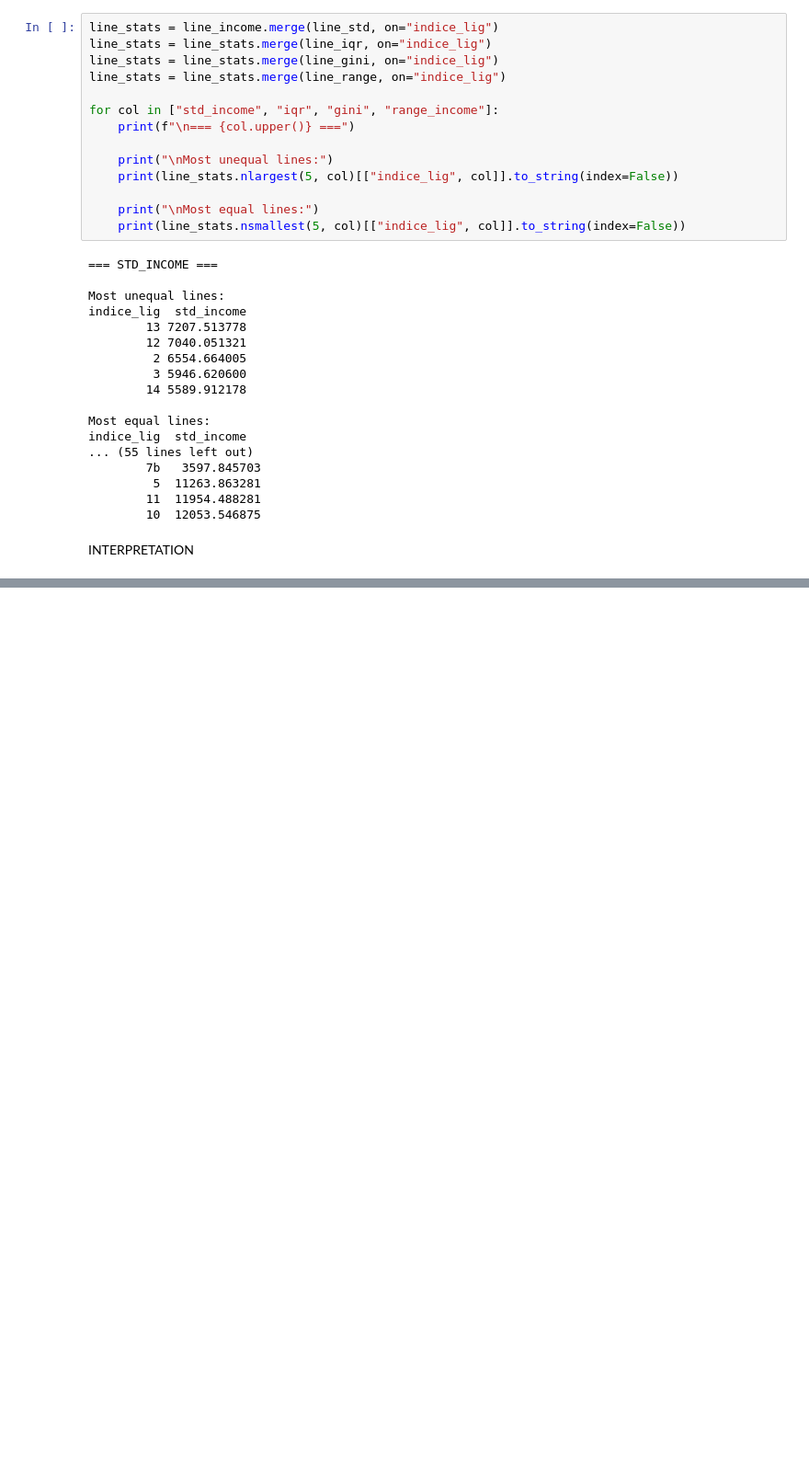
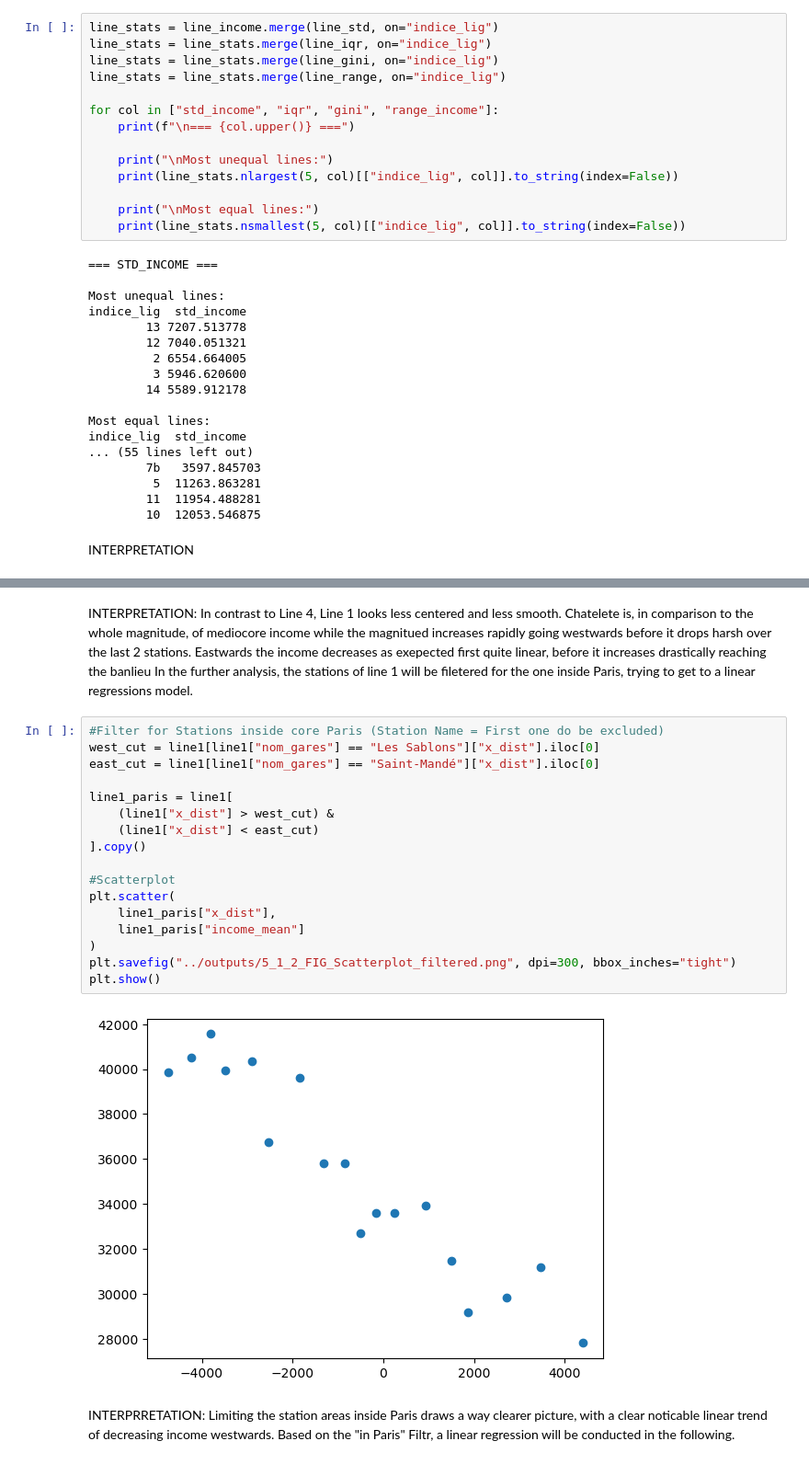
Before and after one commit to tomixmeier/ParisMetro, a Jupyter notebook: notebooks/analysis.ipynb, the cells around one changed output, grey strips where cells are left out. Shown at 92% size. Drawn from its saved outputs; the diff is of its cells as text; blank space fills up the shorter version.

```diff
--- a/notebooks/analysis.ipynb
+++ b/notebooks/analysis.ipynb
@@ -688,0 +700,24 @@ strong multicollinearity or other numerical problems.
+# %% [markdown]
+INTERPRETATION: In contrast to Line 4, Line 1 looks less centered and less smooth. Chatelete is, in comparison to the whole magnitude, of mediocore income while the magnitued increases rapidly going westwards before it drops harsh over the last 2 stations. Eastwards the income decreases as exepected first quite linear, before it increases drastically reaching the banlieu
+In the further analysis, the stations of line 1 will be filetered for the one inside Paris, trying to get to a linear regressions model.
+# %%
+#Filter for Stations inside core Paris (Station Name = First one do be excluded)
+west_cut = line1[line1["nom_gares"] == "Les Sablons"]["x_dist"].iloc[0]
+east_cut = line1[line1["nom_gares"] == "Saint-Mandé"]["x_dist"].iloc[0]
+
+line1_paris = line1[
+    (line1["x_dist"] > west_cut) &
+    (line1["x_dist"] < east_cut)
+].copy()
+
+#Scatterplot
+plt.scatter(
+    line1_paris["x_dist"],
+    line1_paris["income_mean"]
+)
+plt.savefig("../outputs/5_1_2_FIG_Scatterplot_filtered.png", dpi=300, bbox_inches="tight")
+plt.show()
+# %% [output]
+[figure, added]
+# %% [markdown]
+INTERPRRETATION: Limiting the station areas inside Paris draws a way clearer picture, with a clear noticable linear trend of decreasing income westwards. Based on the "in Paris" Filtr, a linear regression will be conducted in the following.
```
Also changed, not shown: parts of 17 cells of this notebook, 18 other files.
